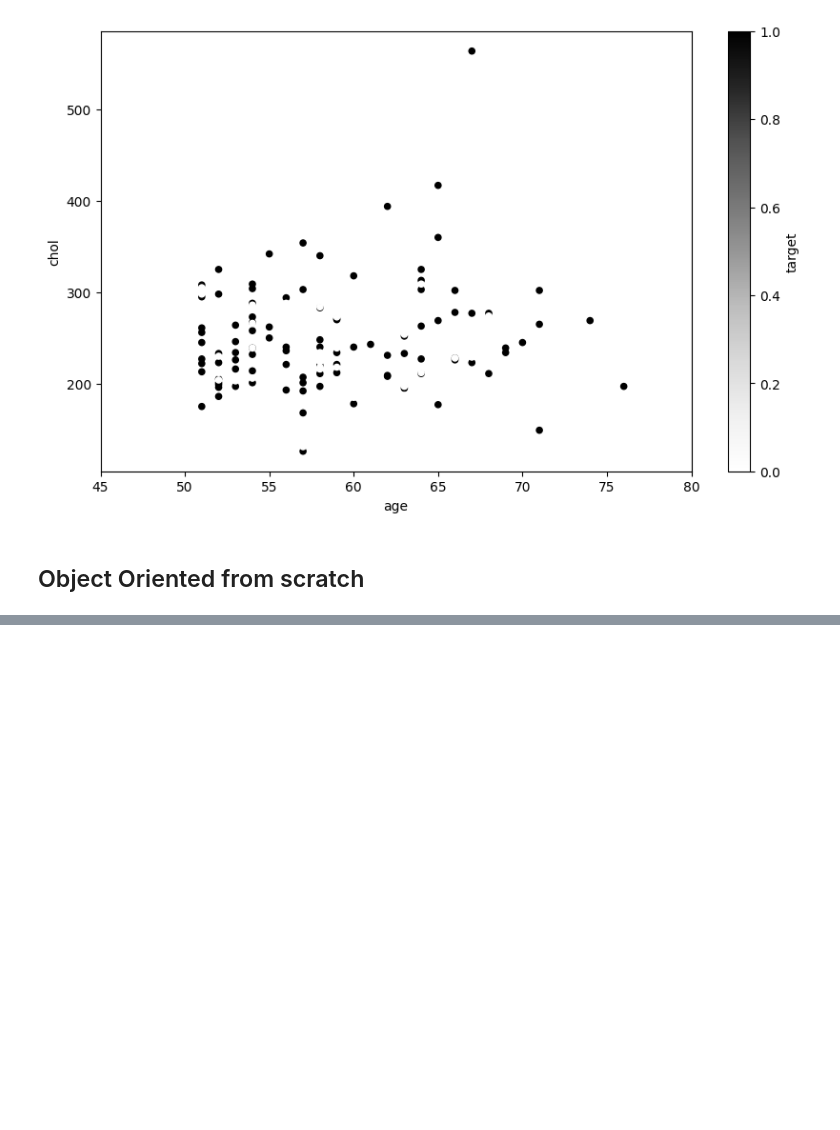
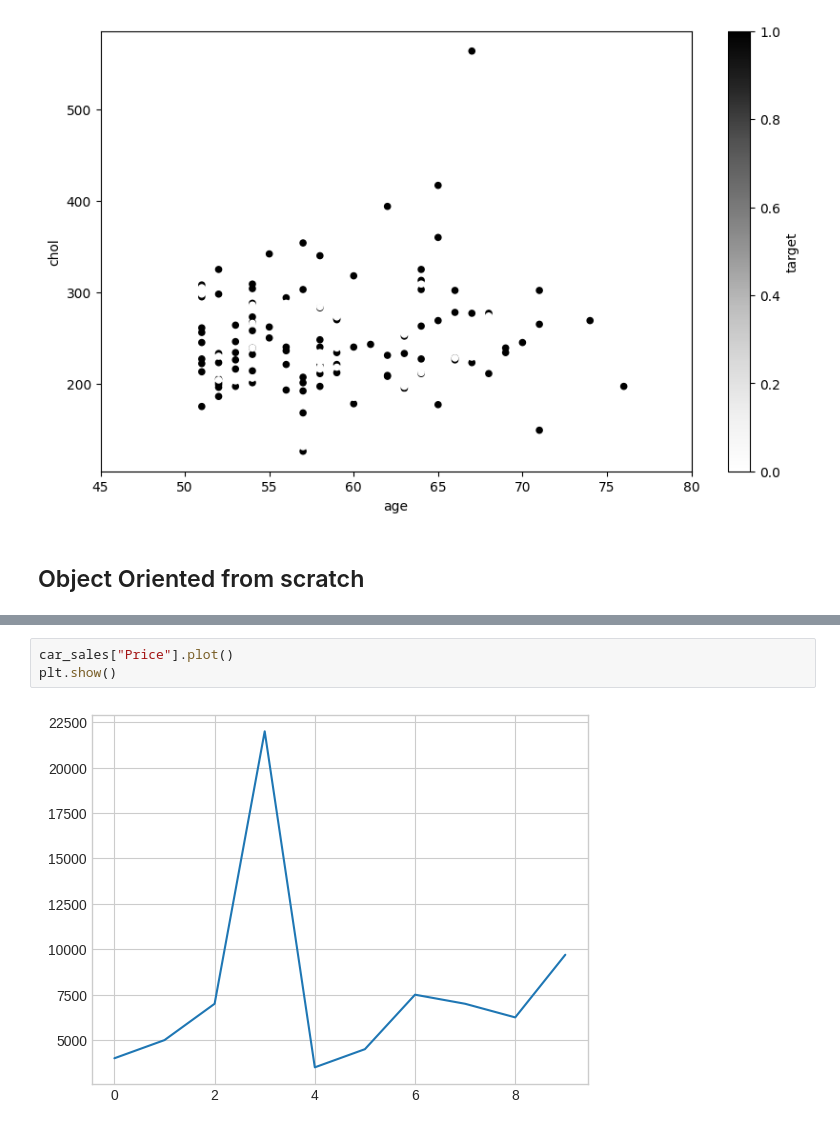
Before and after one commit to RASIUT/ML, a Jupyter notebook: MatplotLib.ipynb, the cells around one changed output, grey strips where cells are left out. Saved outputs shown, nothing was run; the diff lists cells and outputs as text; blank space fills up the shorter version.

```diff
--- a/MatplotLib.ipynb
+++ b/MatplotLib.ipynb
@@ -489,0 +524,5 @@ plt.show()
+# %%
+car_sales["Price"].plot()
+plt.show()
+# %% [output]
+[figure, added]
```
Also changed, not shown: parts of 15 cells of this notebook.
